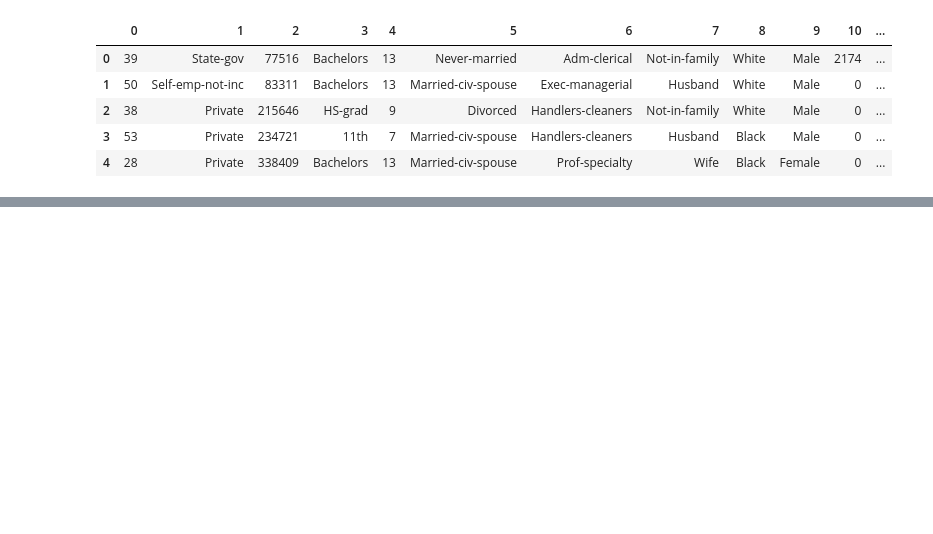
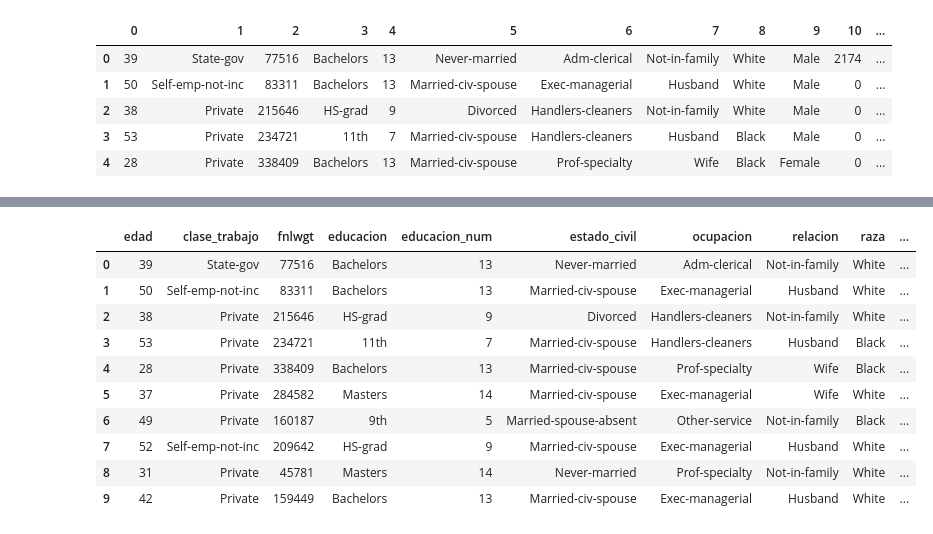
Before and after one commit to SebastianTorres12/Despliegue, a Jupyter notebook: Modelos/Evaluacion.ipynb, the cells around one changed output, grey strips where cells are left out. Saved outputs shown, nothing was run; the diff lists cells and outputs as text; code cells hidden in the pictures; blank space fills up the shorter version.

```diff
--- a/Modelos/Evaluacion.ipynb
+++ b/Modelos/Evaluacion.ipynb
@@ -139,3 +140,24 @@ Honduras                         20
 Hungary                          19
 Holand-Netherlands                1
 Name: count, dtype: int64
+# %%
+# Elimina los espacios en blanco de los valores en la columna 'salary'
+df['pais'] = df['pais'].str.strip()
+data = [df]
+for dataset in data:
+    dataset.loc[dataset['pais'] != 'United-States', 'pais'] = 'Non-US'
+    dataset.loc[dataset['pais'] == 'United-States', 'pais'] = 'US'
+
+df.head(10)
+# %% [output]
+|  | edad | clase_trabajo | fnlwgt | educacion | educacion_num | estado_civil | ocupacion | relacion | raza | ... |
+| 0 | 39 | State-gov | 77516 | Bachelors | 13 | Never-married | Adm-clerical | Not-in-family | White | ... |
+| 1 | 50 | Self-emp-not-inc | 83311 | Bachelors | 13 | Married-civ-spouse | Exec-managerial | Husband | White | ... |
+| 2 | 38 | Private | 215646 | HS-grad | 9 | Divorced | Handlers-cleaners | Not-in-family | White | ... |
+| 3 | 53 | Private | 234721 | 11th | 7 | Married-civ-spouse | Handlers-cleaners | Husband | Black | ... |
+| 4 | 28 | Private | 338409 | Bachelors | 13 | Married-civ-spouse | Prof-specialty | Wife | Black | ... |
+| 5 | 37 | Private | 284582 | Masters | 14 | Married-civ-spouse | Exec-managerial | Wife | White | ... |
+| 6 | 49 | Private | 160187 | 9th | 5 | Married-spouse-absent | Other-service | Not-in-family | Black | ... |
+| 7 | 52 | Self-emp-not-inc | 209642 | HS-grad | 9 | Married-civ-spouse | Exec-managerial | Husband | White | ... |
+| 8 | 31 | Private | 45781 | Masters | 14 | Never-married | Prof-specialty | Not-in-family | White | ... |
+| 9 | 42 | Private | 159449 | Bachelors | 13 | Married-civ-spouse | Exec-managerial | Husband | White | ... |
```
Also changed, not shown: parts of 20 cells of this notebook.
